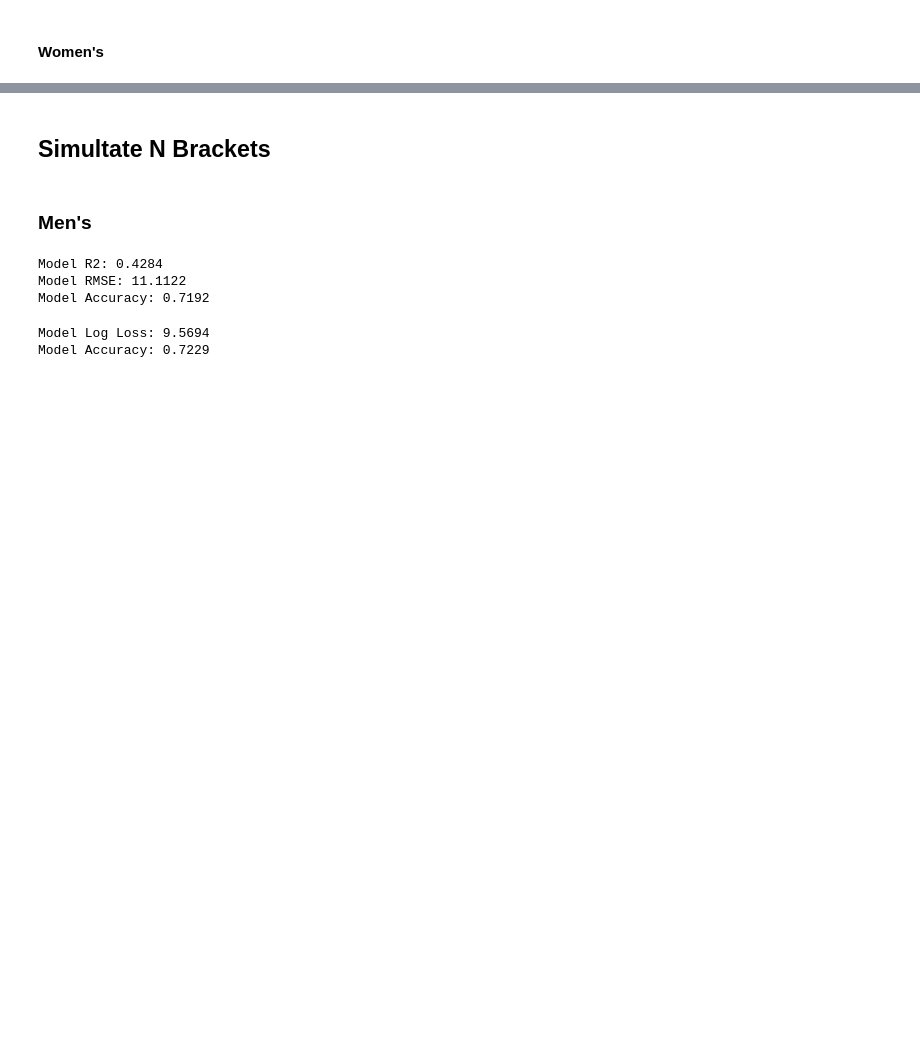
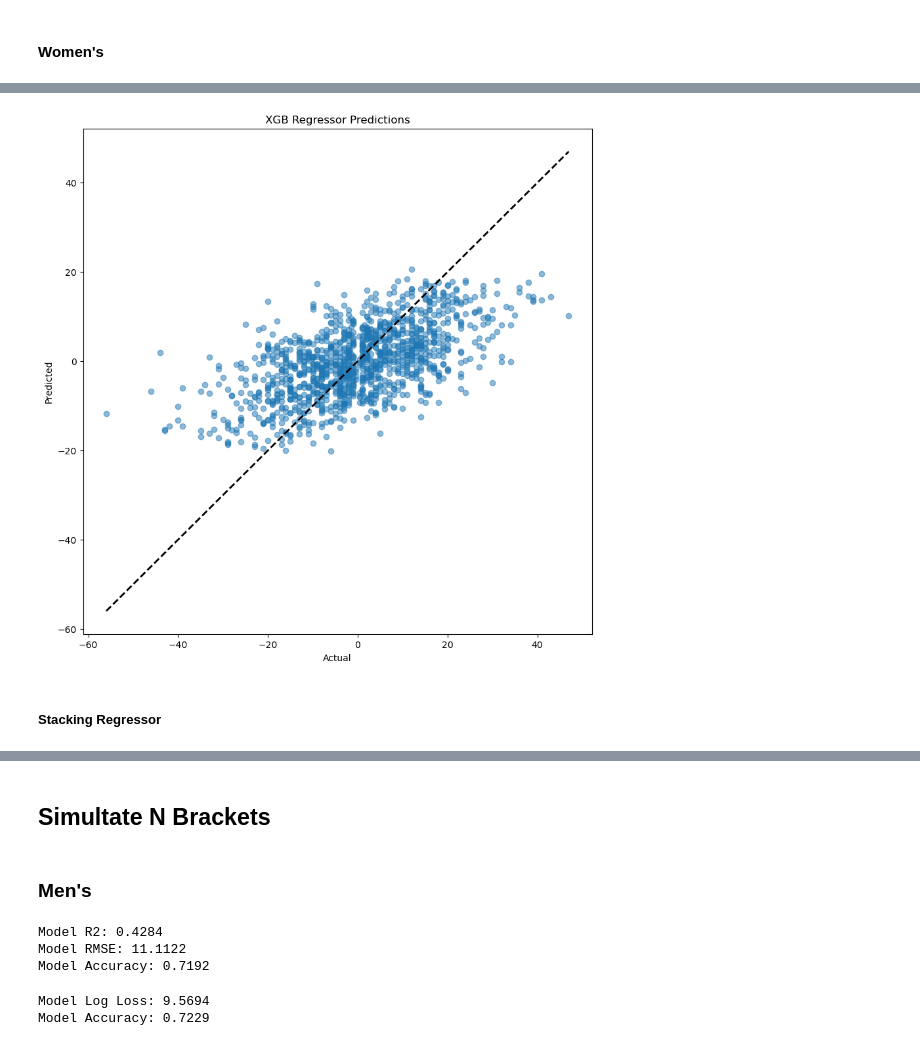
Before and after one commit to heefjones/march_madness, a Jupyter notebook: preds_detailed.ipynb, the cells around one changed output, grey strips where cells are left out. Drawn from its saved outputs; the diff is of its cells as text; code cells hidden in the pictures; blank space fills up the shorter version.

```diff
--- a/preds_detailed.ipynb
+++ b/preds_detailed.ipynb
@@ -537,0 +730,14 @@ class_df.to_csv('models/classification_models_detailed.csv', index=False)
+# %%
+# create model
+xgb_model = XGBRegressor(n_estimators=5035, max_depth=36, learning_rate=0.001, gamma=10, min_child_weight=10, subsample=0.1, colsample_bytree=1, reg_alpha=10, reg_lambda=0,
+                         n_jobs=-1, random_state=SEED)
+
+# cross validate, get preds
+xgb_preds = cross_val_predict(xgb_model, StandardScaler().fit_transform(mfeatures_diff.drop(columns=['A_score_diff_adj', 'A_win'])), mfeatures_diff['A_score_diff_adj'], cv=5)
+
+# plot preds
+plot_preds(mfeatures_diff['A_score_diff_adj'], xgb_preds, 'XGB Regressor Predictions')
+# %% [output]
+[figure, added]
+# %% [markdown]
+##### Stacking Regressor
```
Also changed, not shown: parts of 88 cells of this notebook, 3 other files.
